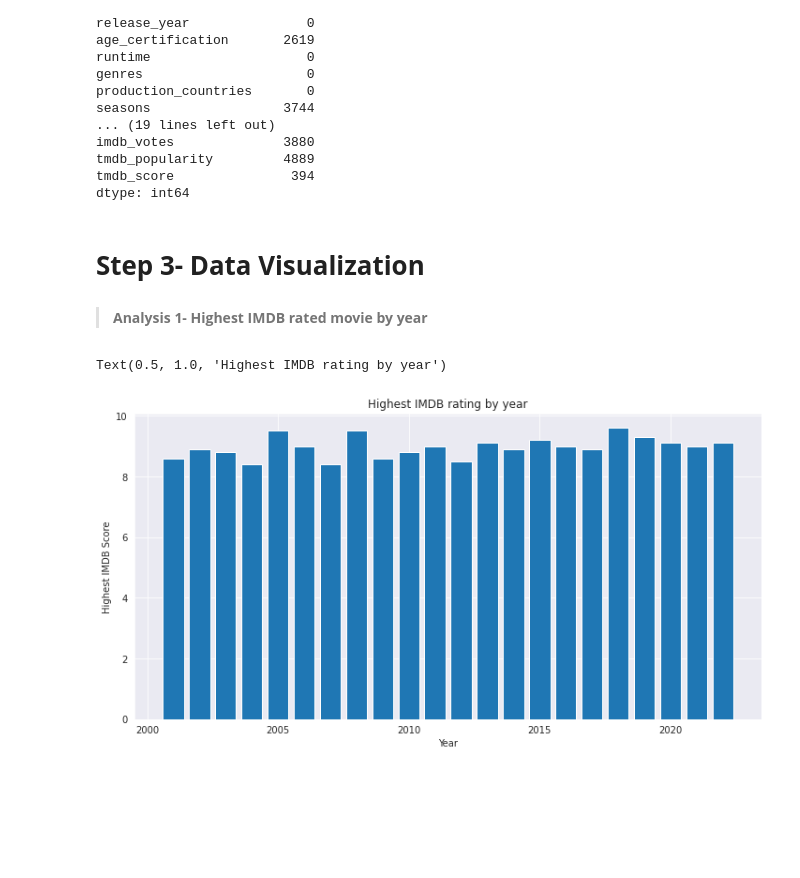
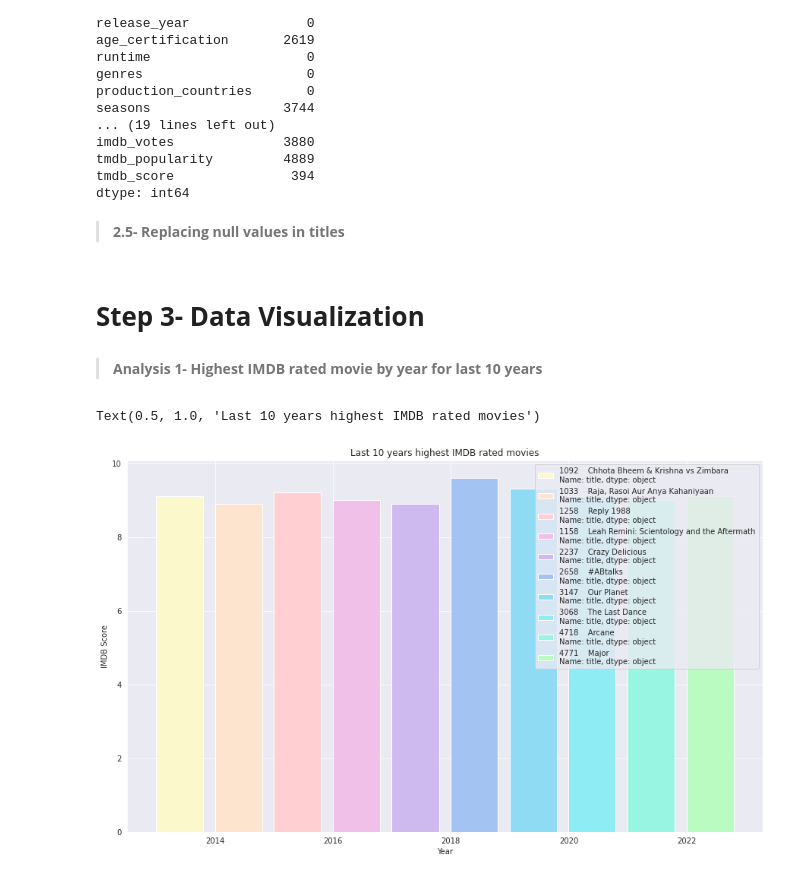
Before and after one commit to AyuDwi1996/data-analysis-using-python, a Jupyter notebook: netflix-tv-shows-and-movie.ipynb, the cells around one changed output. Drawn from its saved outputs; the diff is of its cells as text; code cells hidden in the pictures; blank space fills up the shorter version.

Commit message:
Kaggle Notebook | Netflix TV Shows and Movie | Version 2

```diff
--- a/netflix-tv-shows-and-movie.ipynb
+++ b/netflix-tv-shows-and-movie.ipynb
@@ -158,32 +158,43 @@ imdb_votes              3880
 tmdb_popularity         4889
 tmdb_score               394
 dtype: int64
+# %% [markdown]
+> **2.5- Replacing null values in titles**
+# %%
+titles['imdb_score'] = titles['imdb_score'].fillna(0)
+titles['title'] = titles['title'].replace(np.nan, 'data unavailable')
 # %% [markdown]
 # **Step 3- Data Visualization**
 # %% [markdown]
-> **Analysis 1- Highest IMDB rated movie by year**
+> **Analysis 1- Highest IMDB rated movie by year for last 10 years**
 # %%
 #libraries to plot graphs
 import matplotlib.pyplot as plt
 import seaborn as sns
 %matplotlib inline
 
-plt.figure(figsize=(12, 6))
+plt.figure(figsize=(15, 9))
 
 #send dark style
 sns.set_style("darkgrid")
 
-titles_groupby_year = titles.groupby('release_year').max()
+#taking out maximum imdb rating per year
+titles_groupby_year_maxscore=titles.loc[titles.groupby("release_year")["imdb_score"].idxmax()]
 
-year = titles_groupby_year[titles_groupby_year.index>2000].index.tolist()
-highest_imdb = titles_groupby_year[titles_groupby_year.index>2000].imdb_score.tolist()
+#list of colors to be used in bar graph
+c = ['#FBF8CC', '#FDE4CF', '#FFCFD2', '#F1C0E8', '#CFBAF0','#A3C4F3','#90DBF4','#8EECF5','#98F5E1','#B9FBC0']
 
-plt.bar(year,highest_imdb)
-
+#plotting the graph
+year = 2013
+for i in range(len(c)):
+    plt.bar(titles_groupby_year_maxscore.release_year[titles_groupby_year_maxscore.release_year==year+i],
+            titles_groupby_year_maxscore.imdb_score[titles_groupby_year_maxscore.release_year==year+i],
+            color = c[i],label=titles_groupby_year_maxscore.title[titles_groupby_year_maxscore.release_year==year+i],
+            align='edge')
+plt.legend()
 plt.xlabel('Year')
-plt.ylabel('Highest IMDB Score')
-
-plt.title("Highest IMDB rating by year")
+plt.ylabel('IMDB Score')
+plt.title("Last 10 years highest IMDB rated movies")
 # %% [output]
-Text(0.5, 1.0, 'Highest IMDB rating by year')
+Text(0.5, 1.0, 'Last 10 years highest IMDB rated movies')
-[figure, old version]
+[figure, new version]
```
Also changed, not shown: parts of 6 cells of this notebook.
